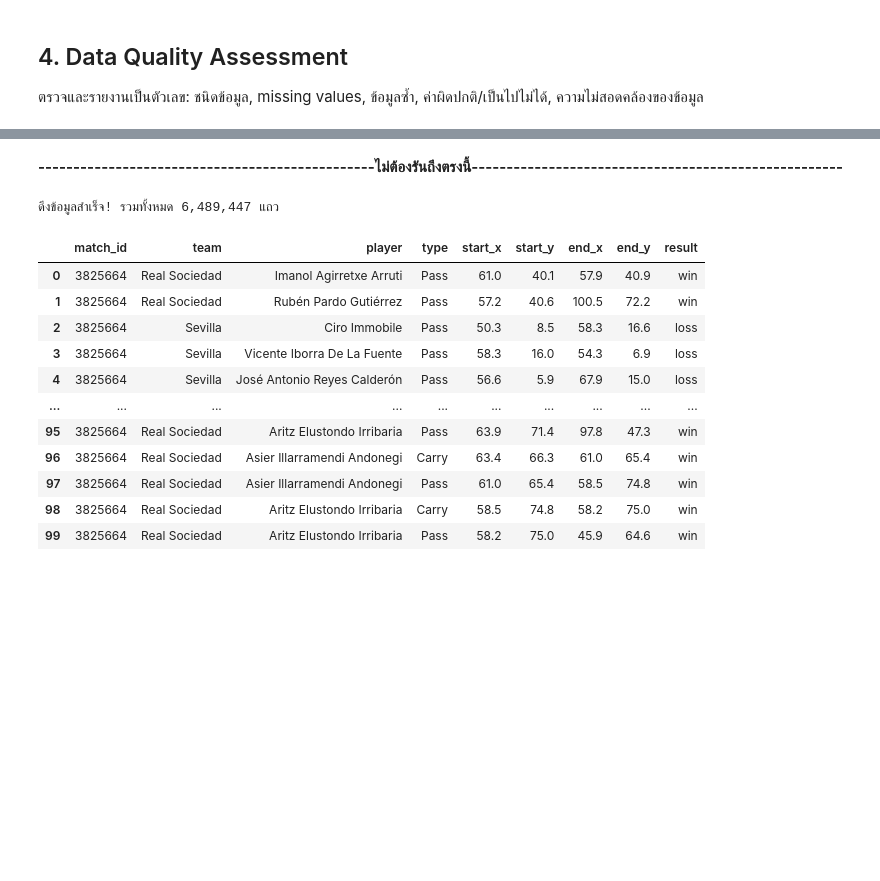
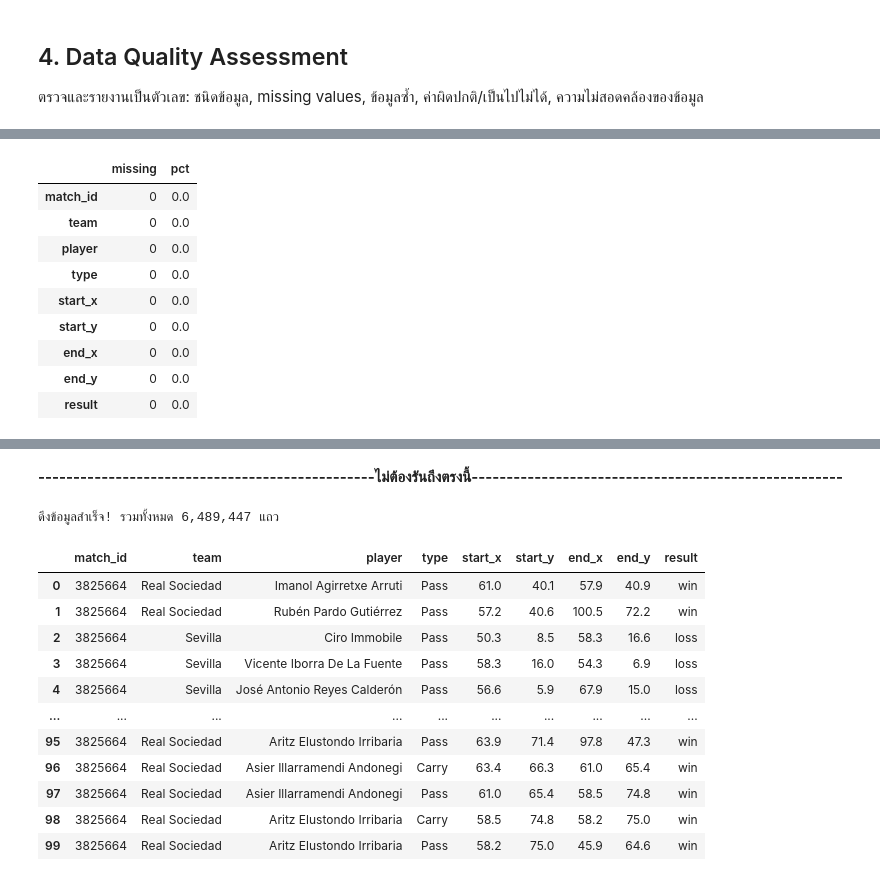
Before and after one commit to doperjerr/G2_MiniProject_Part2_BigData_ML, a Jupyter notebook: G2_MiniProject_Part2_BigData_ML.ipynb, the cells around one changed output, grey strips where cells are left out. Cells and saved outputs as stored; diff of their text form; code cells hidden in the pictures; blank space fills up the shorter version.

```diff
--- a/G2_MiniProject_Part2_BigData_ML.ipynb
+++ b/G2_MiniProject_Part2_BigData_ML.ipynb
@@ -340,10 +306,0 @@ print(f"คืนค่า NaN ให้ end_x/end_y ของ event ที่
-# %%
-# Missing values (จำนวนและร้อยละต่อคอลัมน์)
-miss = pd.DataFrame({"missing": df.isna().sum()})
-miss["pct"] = (miss["missing"] / len(df) * 100).round(3)
-display(miss)
-
-for c in ["team", "player", "type"]:
-    print(f"{c}: สตริงว่าง =", (df[c].str.strip() == "").sum())
-
-display(df[df["player"].isna()]["type"].value_counts().to_frame("player เป็น NaN"))
@@ -479,0 +307,71 @@ home_team == away_team: 0
+# %%
+# =================================================================
+# 4. Data Quality Assessment (ตรวจบน df_merged_raw ที่ merge แล้ว)
+# =================================================================
+import pandas as pd
+import numpy as np
+
+df = df_merged_raw
+
+# -----------------------------------------------------------------
+# 4.1 Data Types และ Memory Usage
+# -----------------------------------------------------------------
+print("=== 4.1 Data Types & Memory Usage ===")
+df.info(memory_usage="deep")
+mem = df.memory_usage(deep=True)
+display((mem / 1e6).round(1).to_frame("MB"))
+
+print(f"รวม: {mem.sum()/1e6:,.0f} MB | {df.shape[0]:,} แถว x {df.shape[1]} คอลัมน์")
+print(f"แมตช์: {df['match_id'].nunique():,} | ทีม: {df['team'].nunique():,} | ผู้เล่น: {df['player'].nunique():,}")
+
+# -----------------------------------------------------------------
+# 4.2 Missing Values (ค่าสูญหาย และสตริงว่าง)
+# -----------------------------------------------------------------
+print("\n=== 4.2 Missing Values ===")
+miss = pd.DataFrame({
+    "missing": df.isna().sum(),
+    "pct": (df.isna().sum() / len(df) * 100).round(3)
+})
+display(miss)
+
+# ตรวจสอบสตริงว่าง (Empty Strings) ในคอลัมน์ที่เป็นข้อความ
+for c in df.select_dtypes(include=['object', 'category']).columns:
+    if c in df.columns:
+        empty_str_cnt = (df[c].astype(str).str.strip() == "").sum()
+        print(f"{c}: สตริงว่าง = {empty_str_cnt:,}")
+
+# -----------------------------------------------------------------
+# 4.3 Duplicates (ข้อมูลซ้ำ)
+# -----------------------------------------------------------------
+print("\n=== 4.3 Duplicates ===")
+n_dup = df.duplicated().sum()
+print(f"แถวซ้ำทุกคอลัมน์: {n_dup:,} ({n_dup / len(df) * 100:.3f}%)")
+
+# -----------------------------------------------------------------
+# 4.4 Invalid / Impossible Values และ Outliers
+# -----------------------------------------------------------------
+print("\n=== 4.4 Invalid / Impossible Values & Outliers ===")
+
+# คำนวณระยะทาง
+dx = df["end_x"] - df["start_x"]
+dy = df["end_y"] - df["start_y"]
+dist = np.hypot(dx, dy)
+
+# ตรวจสอบขอบเขตพิกัดสนาม StatsBomb (120 x 80)
+checks = {
+    "พิกัดเป็น inf": int(np.isinf(df[["start_x", "start_y", "end_x", "end_y"]]).sum().sum()),
+    "start_x นอก 0-120": int(((df.start_x < 0) | (df.start_x > 120)).sum()),
+    "start_y นอก 0-80": int(((df.start_y < 0) | (df.start_y > 80)).sum()),
+    "end_x นอก 0-120": int(((df.end_x < 0) | (df.end_x > 120)).sum()),
+    "end_y นอก 0-80": int(((df.end_y < 0) | (df.end_y > 80)).sum()),
+    "ระยะเคลื่อนที่ > 144.2 (เกินเส้นทแยงสนาม)": int((dist > 144.25).sum())
+}
+display(pd.Series(checks, name="จำนวนแถว").to_frame())
+
+# ตรวจสอบจุดเริ่ม = จุดสิ้นสุด (ระยะเคลื่อนที่ = 0)
+zero_dist = (dist == 0).sum()
+total_rows = len(df)
+pct_zero_dist = (zero_dist / total_rows) * 100
+
+print(f"\nเหตุการณ์ที่ระยะเคลื่อนที่ = 0 ทั้งหมด: {zero_dist:,} แถว จากทั้งหมด {total_rows:,} แถว ({pct_zero_dist:.2f}%)")
+# %% [output]
@@ -479,0 +410,10 @@ home_team == away_team: 0
+|  | missing | pct |
+| match_id | 0 | 0.0 |
+| team | 0 | 0.0 |
+| player | 0 | 0.0 |
+| type | 0 | 0.0 |
+| start_x | 0 | 0.0 |
+| start_y | 0 | 0.0 |
+| end_x | 0 | 0.0 |
+| end_y | 0 | 0.0 |
+| result | 0 | 0.0 |
```
Also changed, not shown: parts of 19 cells of this notebook.
